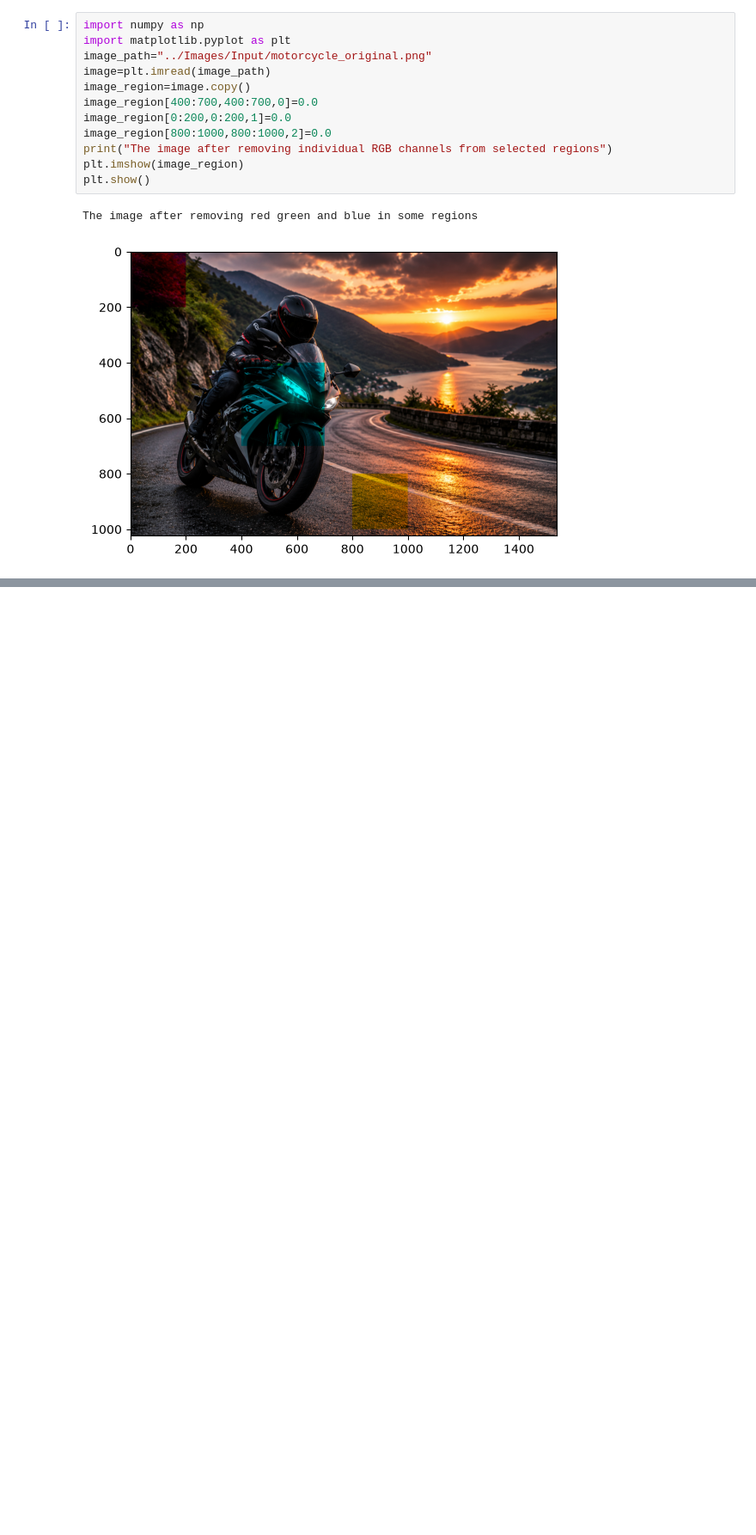
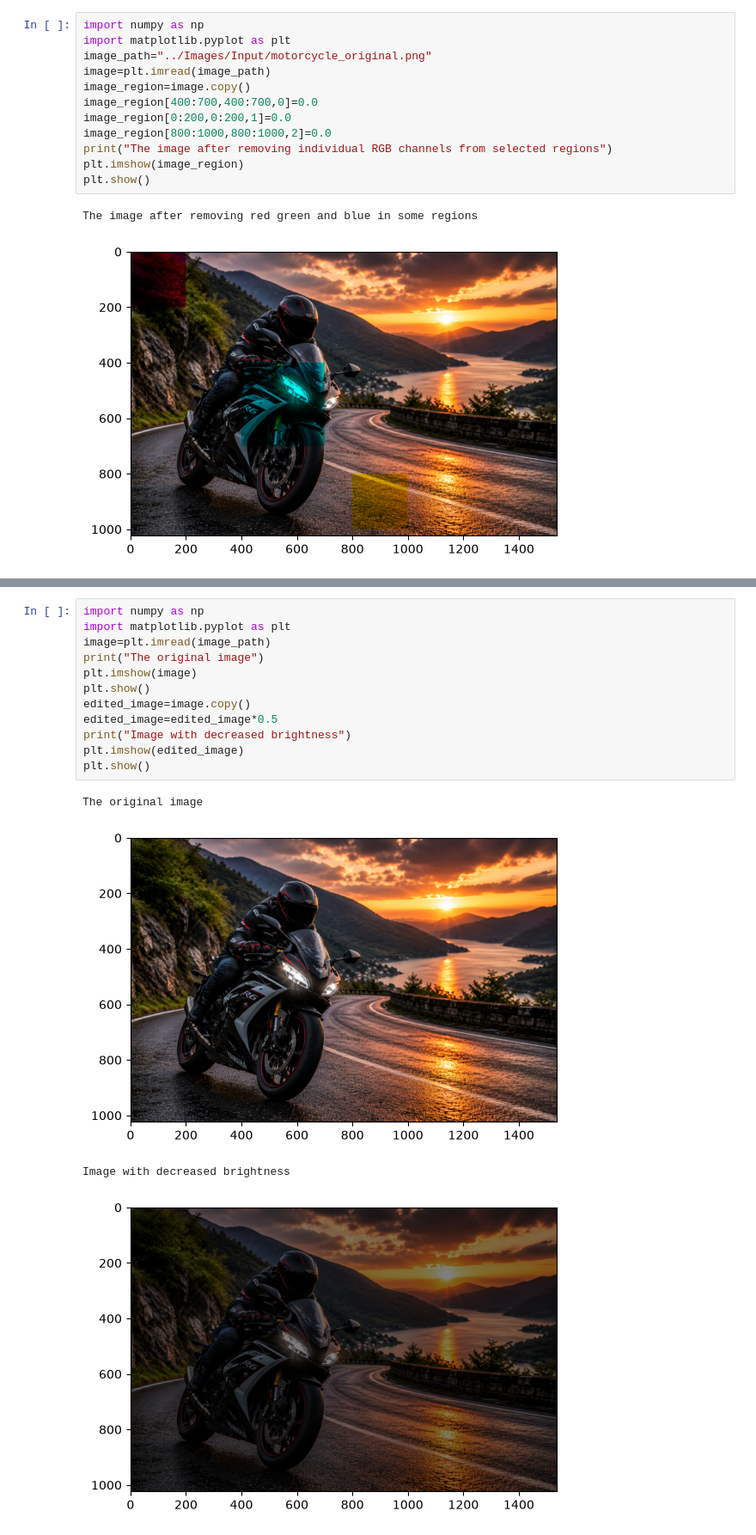
Before and after one commit to Anirudh-888/NumPy-Vision, a Jupyter notebook: Notebooks/02_pixel_manipulation.ipynb, the cells around one changed output, grey strips where cells are left out. Shown at 86% size. Saved outputs shown, nothing was run; the diff lists cells and outputs as text; blank space fills up the shorter version.

```diff
--- a/Notebooks/02_pixel_manipulation.ipynb
+++ b/Notebooks/02_pixel_manipulation.ipynb
@@ -349,0 +446,17 @@ The image after removing red green and blue in some regions
+# %%
+import numpy as np
+import matplotlib.pyplot as plt
+image=plt.imread(image_path)
+print("The original image")
+plt.imshow(image)
+plt.show()
+edited_image=image.copy()
+edited_image=edited_image*0.5
+print("Image with decreased brightness")
+plt.imshow(edited_image)
+plt.show()
+# %% [output]
+The original image
+[figure, added]
+Image with decreased brightness
+[figure, added]
```
Also changed, not shown: parts of 8 cells of this notebook.
